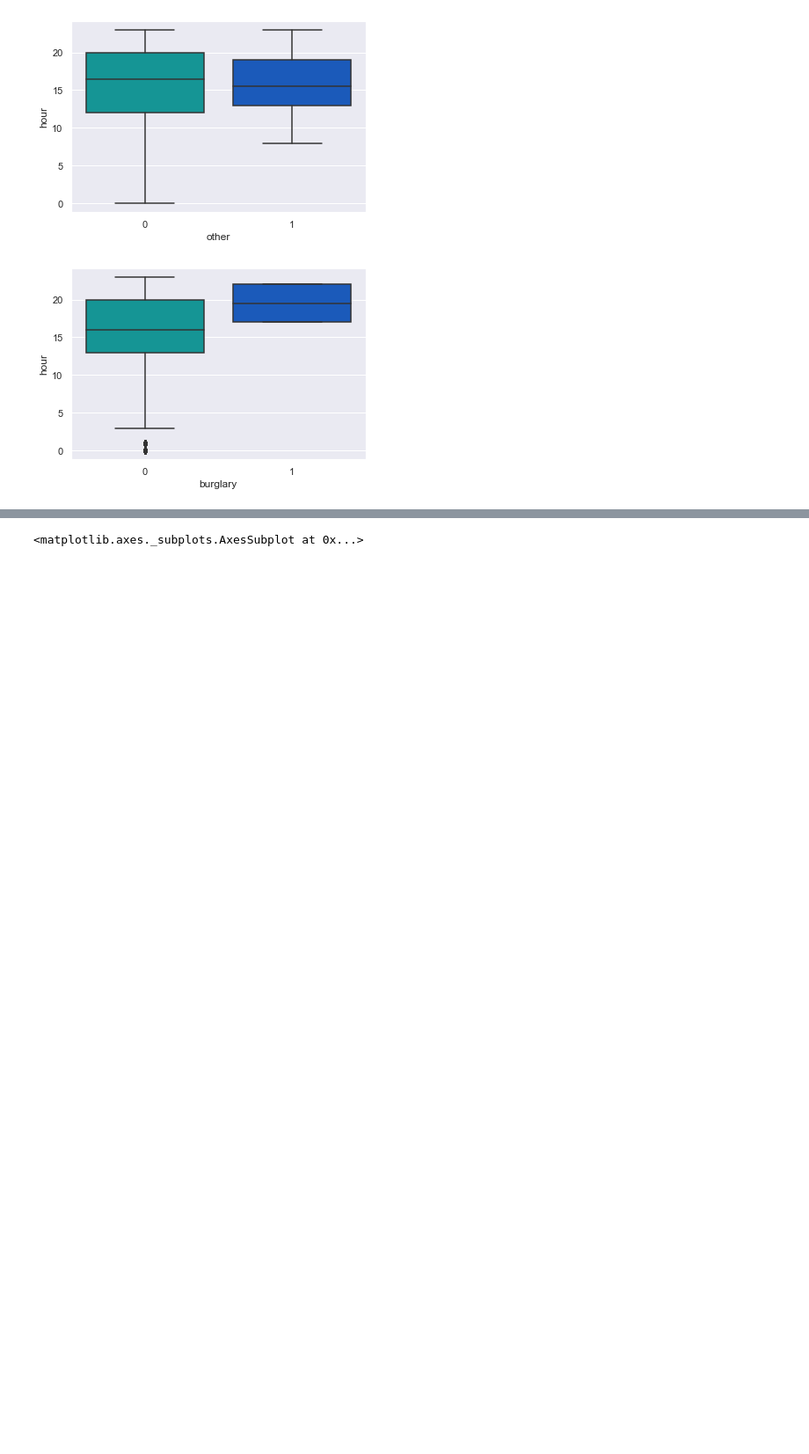
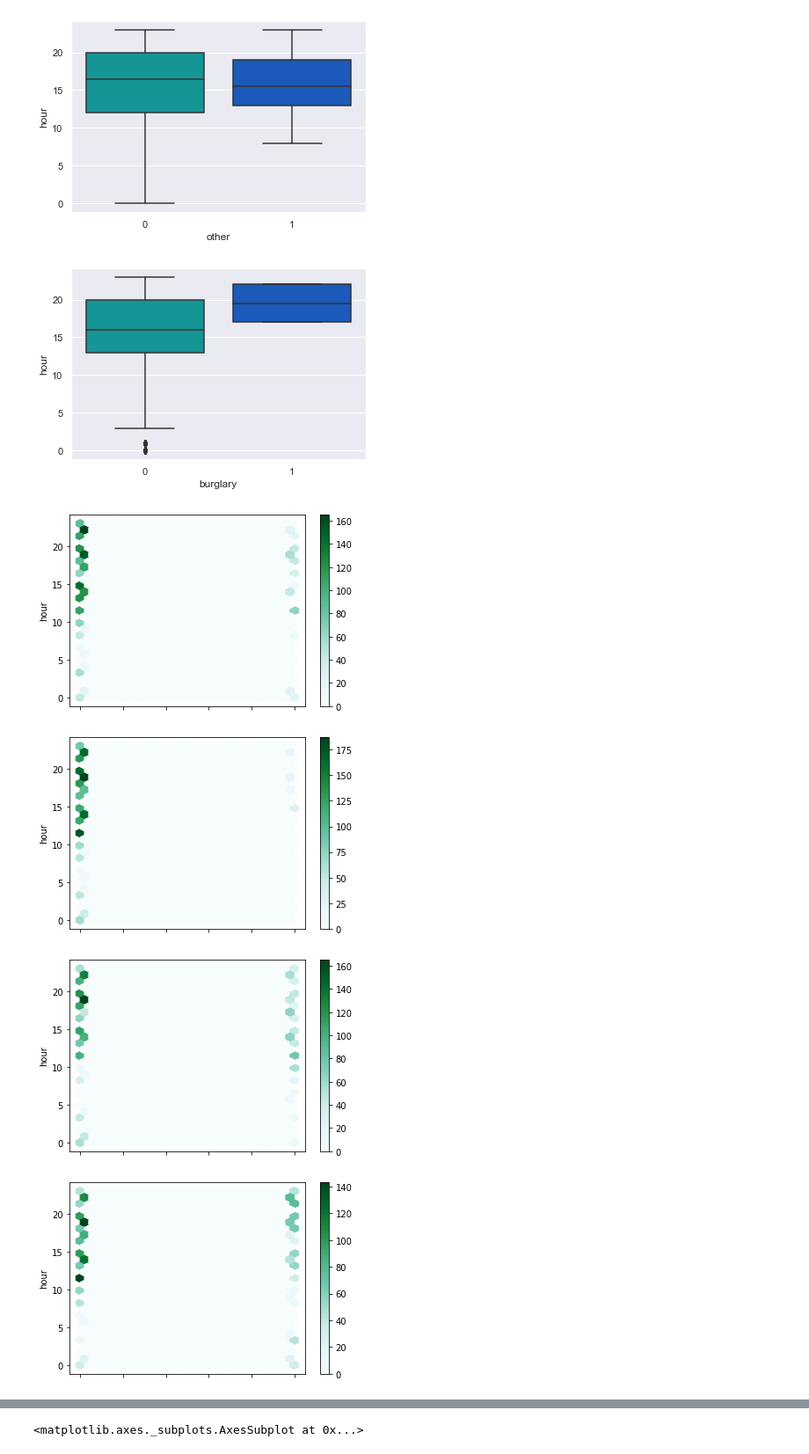
Before and after one commit to divyatv/MachineLearning_ChicagoCrime, a Jupyter notebook: start.ipynb, the cells around one changed output, grey strips where cells are left out. Shown at 88% size. Saved outputs shown, nothing was run; the diff lists cells and outputs as text; code cells hidden in the pictures; blank space fills up the shorter version.

Commit message:
add more plot to files

```diff
--- a/start.ipynb
+++ b/start.ipynb
@@ -225,3 +225,15 @@ for c in ['battery', 'damage', 'narcotics', 'theft', 'other', 'burglary']:
 [figure]
 [figure]
 [figure]
+# %%
+for c in ['battery', 'damage', 'narcotics', 'theft', 'other', 'burglary']:
+    png = c + '-hexbin.png'
+    file = os.path.join('Figures', png)
+    df1 = pd.DataFrame(data=df, columns=[c, 'hour', 'day'])
+    df1.plot.hexbin(x=c,y='hour',gridsize=25)
+    plt.savefig(file)
+# %% [output]
+[figure, added]
+[figure, added]
+[figure, added]
+[figure, added]
```
Also changed, not shown: parts of 4 cells of this notebook, 7 other files.
